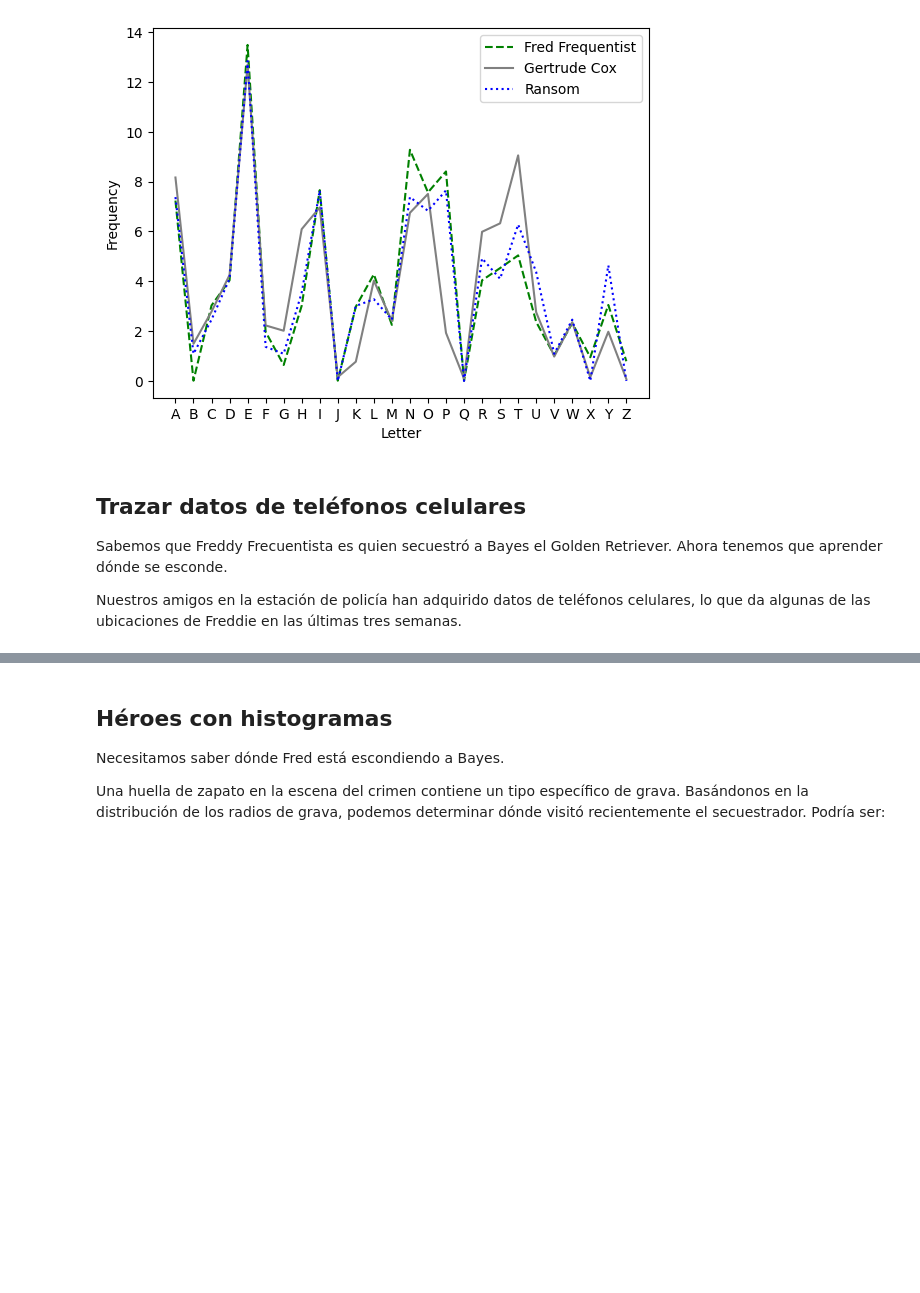
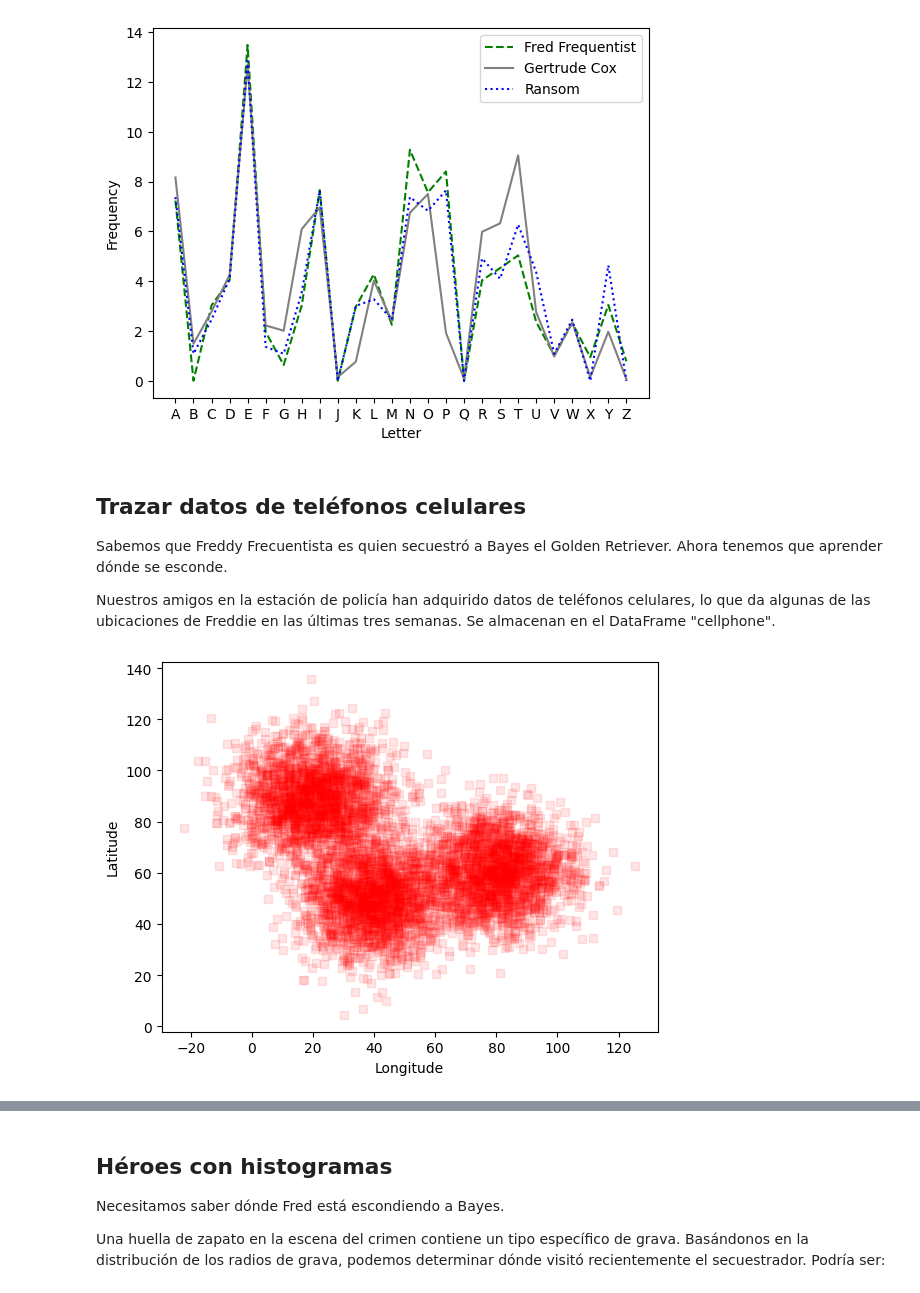
Before and after one commit to CtrlCri/Solving-a-mystery, a Jupyter notebook: script.ipynb, the cells around one changed output, grey strips where cells are left out. Cells and saved outputs as stored; diff of their text form; code cells hidden in the pictures; blank space fills up the shorter version.

Commit message:
update cellphone.csv and scatter

```diff
--- a/script.ipynb
+++ b/script.ipynb
@@ -185,7 +185,22 @@ plt.show()
 ## Trazar datos de teléfonos celulares
 Sabemos que Freddy Frecuentista es quien secuestró a Bayes el Golden Retriever. Ahora tenemos que aprender dónde se esconde.
 
-Nuestros amigos en la estación de policía han adquirido datos de teléfonos celulares, lo que da algunas de las ubicaciones de Freddie en las últimas tres semanas.
+Nuestros amigos en la estación de policía han adquirido datos de teléfonos celulares, lo que da algunas de las ubicaciones de Freddie en las últimas tres semanas. Se almacenan en el DataFrame "cellphone".
 # %%
 cellphone = pd.read_csv('cellphone.csv')
+# %%
+# Create a scatter plot of the data from the DataFrame cellphone
+plt.scatter(cellphone.x, cellphone.y,
+           color='red',
+           marker='s',
+           alpha=0.1)
+
+# Add labels
+plt.ylabel('Latitude')
+plt.xlabel('Longitude')
+
+# Display the plot
+plt.show()
+# %% [output]
+[figure, added]
 # %% [markdown]
```
Also changed, not shown: parts of 2 cells of this notebook, 3 other files.
